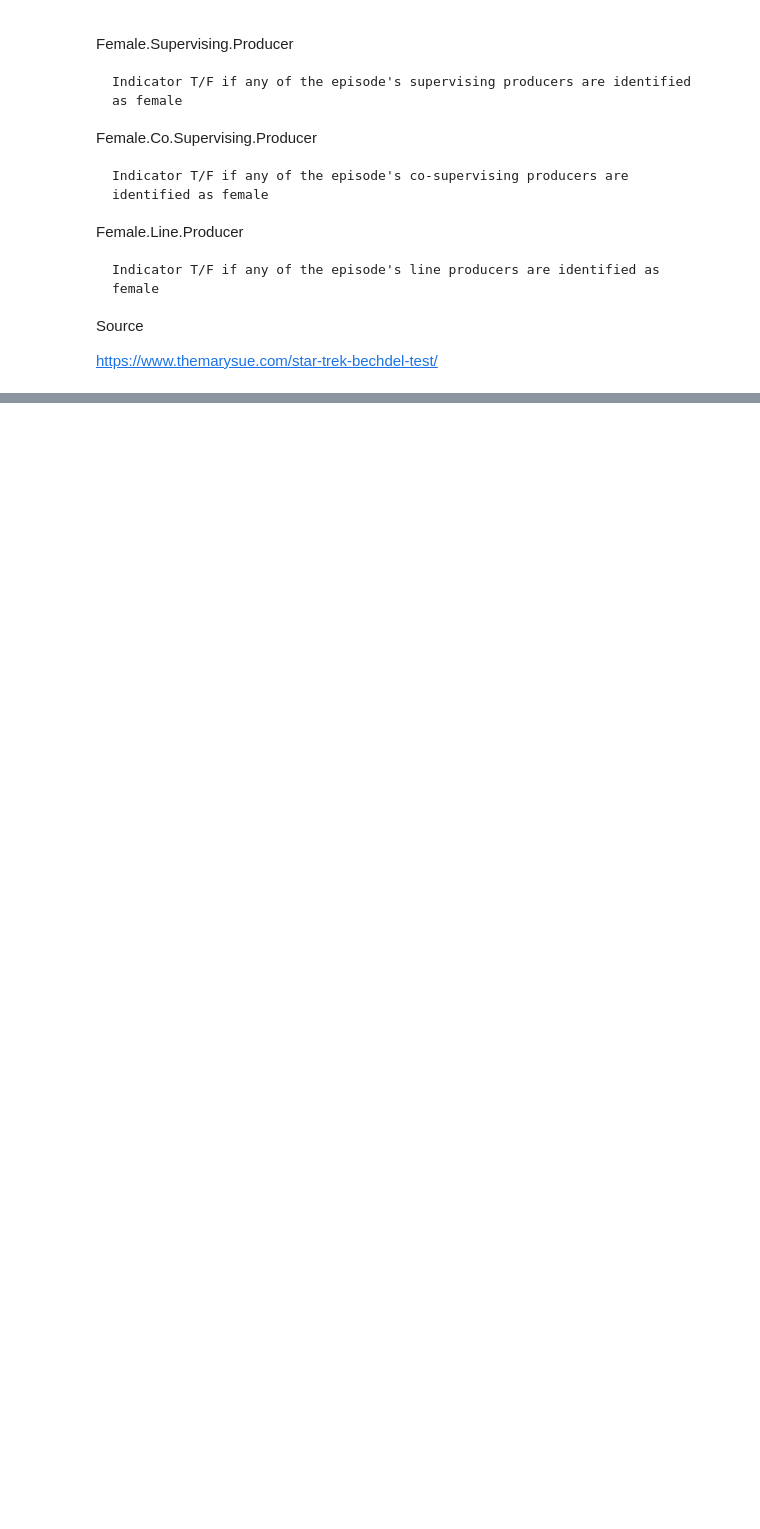
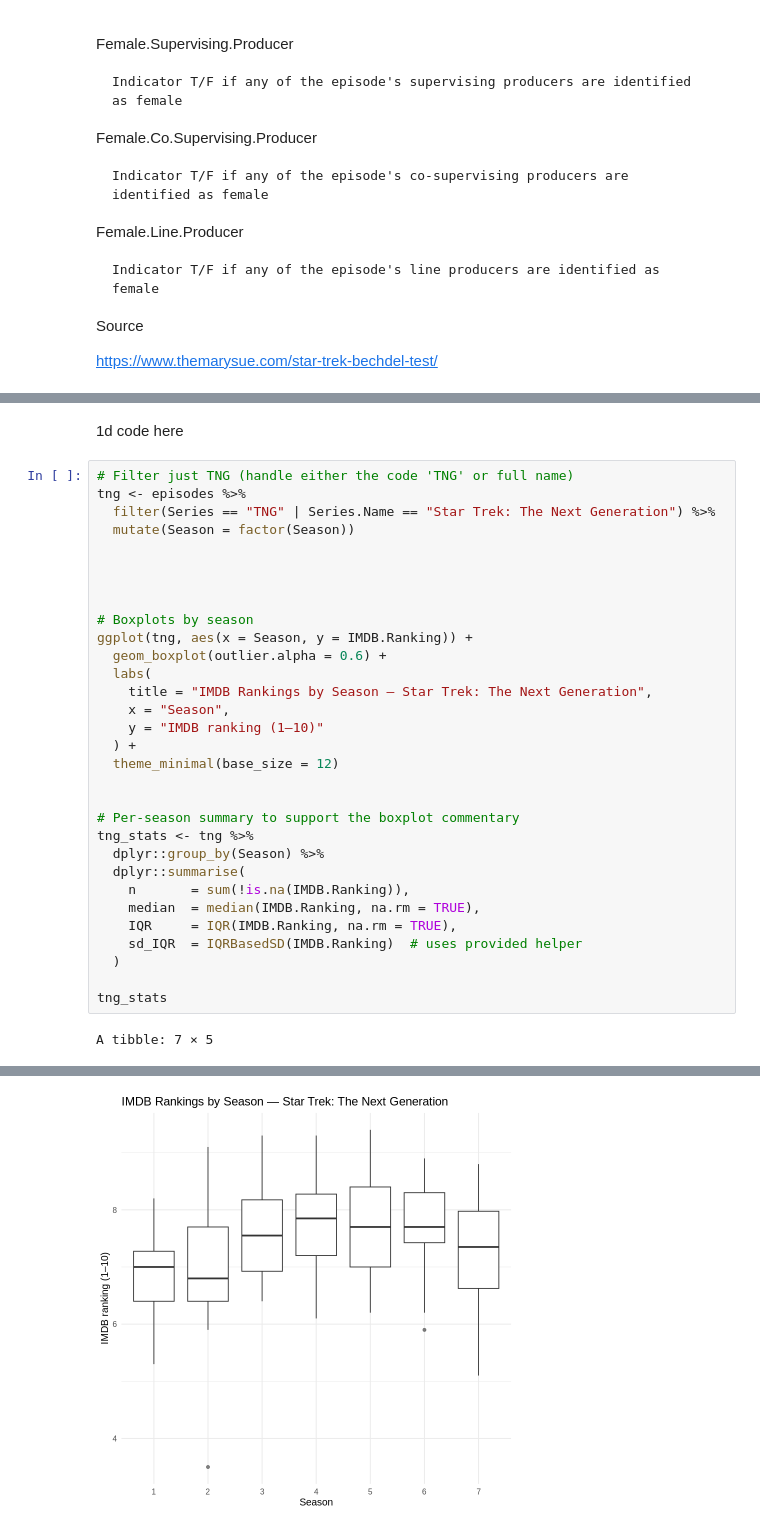
Before and after one commit to timosully/cab302prac2, a Jupyter notebook: notebooks/psts/PST1_Starter.ipynb, the cells around one changed output, grey strips where cells are left out. Drawn from its saved outputs; the diff is of its cells as text; blank space fills up the shorter version.

```diff
--- a/notebooks/psts/PST1_Starter.ipynb
+++ b/notebooks/psts/PST1_Starter.ipynb
@@ -318,0 +379,35 @@ https://www.themarysue.com/star-trek-bechdel-test/
+# %% [markdown]
+1d code here
+# %%
+# Filter just TNG (handle either the code 'TNG' or full name)
+tng <- episodes %>%
+  filter(Series == "TNG" | Series.Name == "Star Trek: The Next Generation") %>%
+  mutate(Season = factor(Season))
+
+
+
+
+# Boxplots by season
+ggplot(tng, aes(x = Season, y = IMDB.Ranking)) +
+  geom_boxplot(outlier.alpha = 0.6) +
+  labs(
+    title = "IMDB Rankings by Season — Star Trek: The Next Generation",
+    x = "Season",
+    y = "IMDB ranking (1–10)"
+  ) +
+  theme_minimal(base_size = 12)
+
+
+# Per-season summary to support the boxplot commentary
+tng_stats <- tng %>%
+  dplyr::group_by(Season) %>%
+  dplyr::summarise(
+    n       = sum(!is.na(IMDB.Ranking)),
+    median  = median(IMDB.Ranking, na.rm = TRUE),
+    IQR     = IQR(IMDB.Ranking, na.rm = TRUE),
+    sd_IQR  = IQRBasedSD(IMDB.Ranking)  # uses provided helper
+  )
+
+tng_stats
+# %% [output]
+A tibble: 7 × 5
@@ -318,0 +423 @@ https://www.themarysue.com/star-trek-bechdel-test/
+[figure, added]
```
Also changed, not shown: parts of 7 cells of this notebook.
